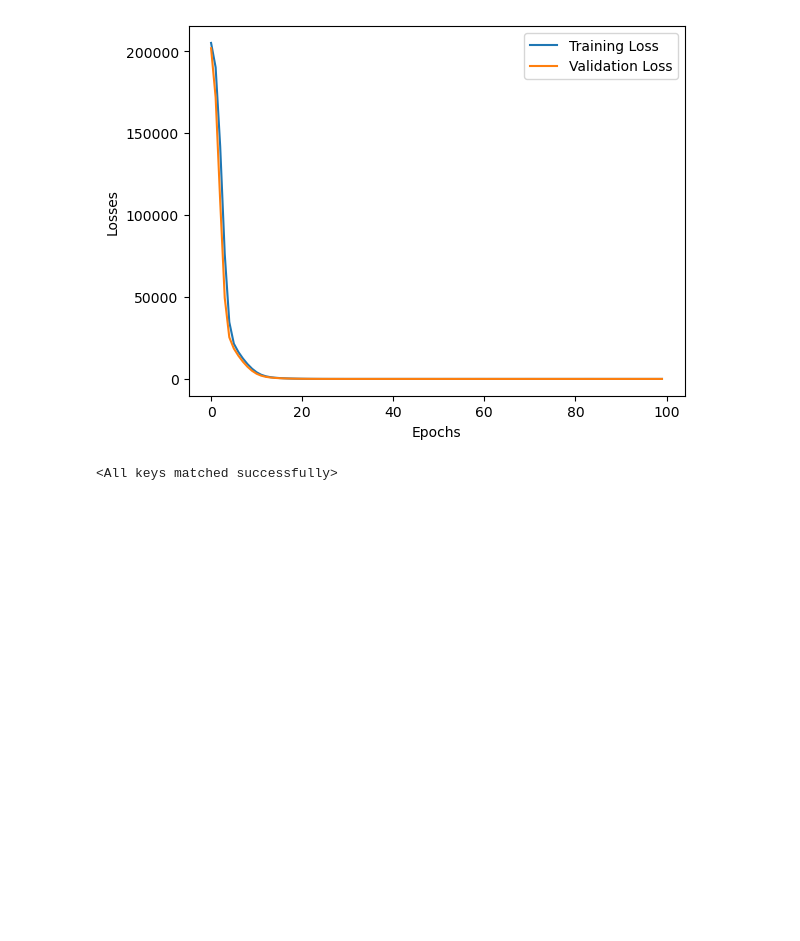
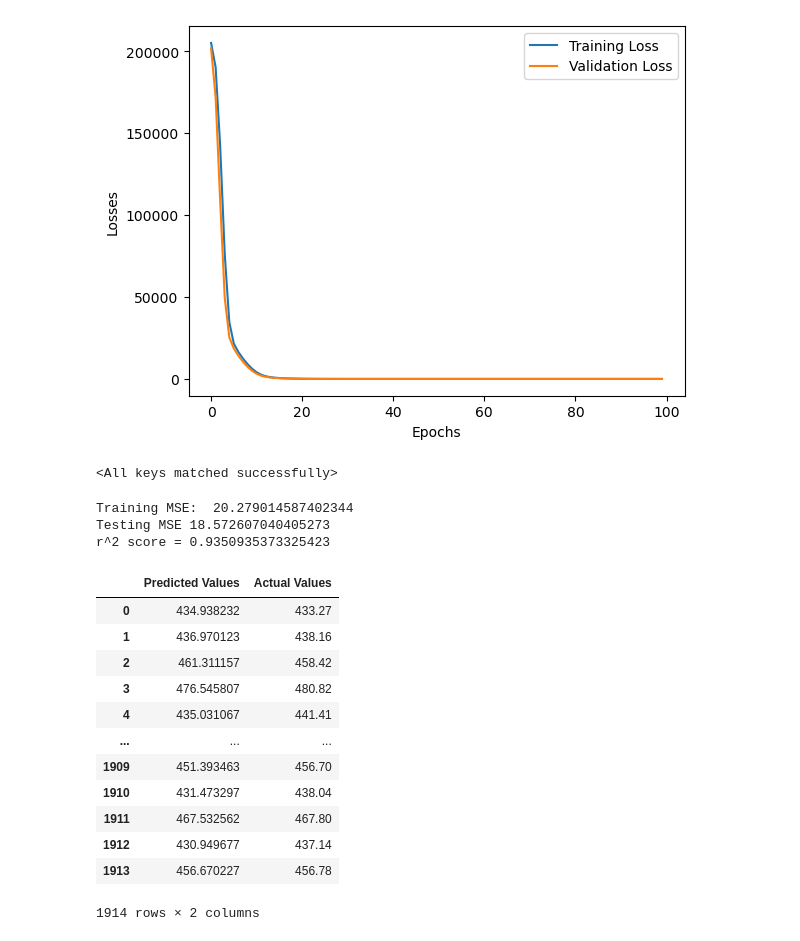
Before and after one commit to saphalkafle77-ai/AI-ML, a Jupyter notebook: Machine learning/Deep_Learning/ANN_regression.ipynb, the cells around one changed output. Cells and saved outputs as stored; diff of their text form; code cells hidden in the pictures; blank space fills up the shorter version.

```diff
--- a/Machine learning/Deep_Learning/ANN_regression.ipynb
+++ b/Machine learning/Deep_Learning/ANN_regression.ipynb
@@ -191,3 +191,41 @@ plt.legend()
 model.load_state_dict(torch.load("best_model.pt"))
 # %% [output]
 <All keys matched successfully>
+# %%
+#evaluate
+model.eval()
+with torch.no_grad():
+    train_preds = model(X_train_tensor)
+    test_preds = model(X_test_tensor)
+
+    train_mse_loss = crietrion(train_preds,y_train_tensor)
+    test_mse_loss = crietrion(test_preds,y_test_tensor)
+
+print("Training MSE: ", train_mse_loss.item())
+print("Testing MSE",test_mse_loss.item())
+
+from sklearn.metrics import r2_score
+
+print("r^2 score =", r2_score(y_test,test_preds))
+# %% [output]
+Training MSE:  20.279014587402344
+Testing MSE 18.572607040405273
+r^2 score = 0.9350935373325423
+# %%
+predicted_df = pd.DataFrame(test_preds.numpy(),columns=["Predicted Values"])
+actual_df = pd.DataFrame(y_test.values,columns=["Actual Values"])
+pd.concat([predicted_df,actual_df],axis=1)
+# %% [output]
+|  | Predicted Values | Actual Values |
+| 0 | 434.938232 | 433.27 |
+| 1 | 436.970123 | 438.16 |
+| 2 | 461.311157 | 458.42 |
+| 3 | 476.545807 | 480.82 |
+| 4 | 435.031067 | 441.41 |
+| ... | ... | ... |
+| 1909 | 451.393463 | 456.70 |
+| 1910 | 431.473297 | 438.04 |
+| 1911 | 467.532562 | 467.80 |
+| 1912 | 430.949677 | 437.14 |
+| 1913 | 456.670227 | 456.78 |
+1914 rows × 2 columns
```
